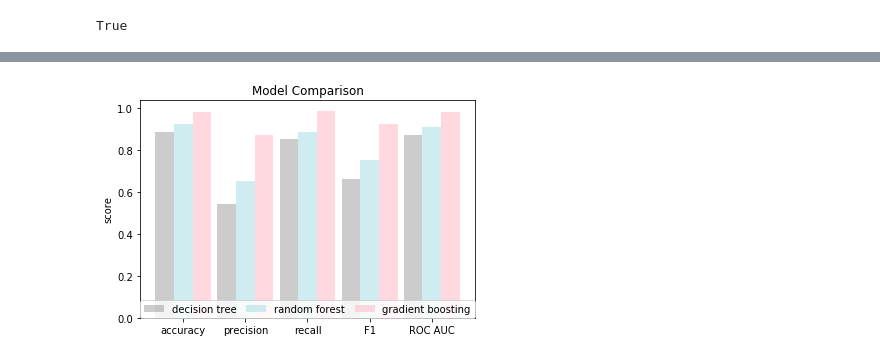
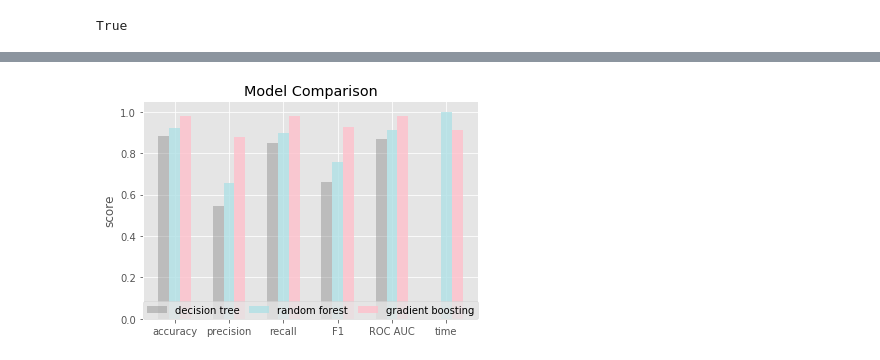
Before and after one commit to crystalxs/Human-or-Robot, a Jupyter notebook: final_project_checkin.ipynb, the cells around one changed output, grey strips where cells are left out. Saved outputs shown, nothing was run; the diff lists cells and outputs as text; code cells hidden in the pictures.

```diff
--- a/final_project_checkin.ipynb
+++ b/final_project_checkin.ipynb
@@ -607,5 +644,10 @@ print(gb_cv.best_params_)
 # %%
+start_time = time.time()
+
 gb = GradientBoostingClassifier(n_estimators=100,max_depth=5,max_features='sqrt',
                                  max_leaf_nodes=9)
 gb.fit(X_train, y_train)
+
+gb_time = time.time() - start_time
+print("--- %s seconds ---" % (time.time() - start_time))
 # %% [output]
@@ -662,0 +698,5 @@ fig.savefig('roc_gb_auc.png')
+# %%
+plt.style.use('ggplot')
+feat_importances = pd.Series(gb.feature_importances_, index=X_train.columns)
+feat_importances.nlargest(5).plot(kind='barh',alpha=0.7)
+fig.savefig('gb_feature.png')
@@ -665,11 +707,11 @@ fig.savefig('roc_gb_auc.png')
 # %%
 from sklearn import metrics
-dt_metrics = [metrics.accuracy_score(y_test,y_dt_pred),metrics.precision_score(y_test,y_dt_pred),
+dt_metrics = ['Decision Tree', metrics.accuracy_score(y_test,y_dt_pred),metrics.precision_score(y_test,y_dt_pred),
      metrics.recall_score(y_test,y_dt_pred),metrics.f1_score(y_test,y_dt_pred),
-     metrics.roc_auc_score(y_test,y_dt_pred)]
-rf_metrics = [metrics.accuracy_score(y_test,y_rf_pred),metrics.precision_score(y_test,y_rf_pred),
+     metrics.roc_auc_score(y_test,y_dt_pred), dt_time]
+rf_metrics = ['Random Forest', metrics.accuracy_score(y_test,y_rf_pred),metrics.precision_score(y_test,y_rf_pred),
      metrics.recall_score(y_test,y_rf_pred),metrics.f1_score(y_test,y_rf_pred),
-     metrics.roc_auc_score(y_test,y_rf_pred)]
-gb_metrics = [metrics.accuracy_score(y_test,y_gb_pred),metrics.precision_score(y_test,y_gb_pred),
+     metrics.roc_auc_score(y_test,y_rf_pred), rf_time]
+gb_metrics = ['Gradient Boosting', metrics.accuracy_score(y_test,y_gb_pred),metrics.precision_score(y_test,y_gb_pred),
      metrics.recall_score(y_test,y_gb_pred),metrics.f1_score(y_test,y_gb_pred),
-     metrics.roc_auc_score(y_test,y_gb_pred)]
+     metrics.roc_auc_score(y_test,y_gb_pred), gb_time]
@@ -676,15 +736,21 @@ gb_metrics = [metrics.accuracy_score(y_test,y_gb_pred),metrics.precision_score(y
+# %%
+min_time = min([dt_time,rf_time,gb_time])
+max_time = max([dt_time,rf_time,gb_time])
+dt_metrics[6] = (dt_time-min_time)/ (max_time - min_time)
+rf_metrics[6] = (rf_time-min_time)/ (max_time - min_time)
+gb_metrics[6] = (gb_time-min_time)/ (max_time - min_time)
 # %%
 fig, ax = plt.subplots()
-index = np.arange(5)
-width = 0.3
-b1 = plt.bar(index, dt_metrics, width, alpha=0.4, color='grey', label='decision tree')
-b2 = plt.bar(index+width, rf_metrics, width, alpha=0.6, color='powderblue', label='random forest')
-b3 = plt.bar(index+2*width, gb_metrics, width, alpha=0.6, color='pink', label='gradient boosting')
+index = np.arange(6)
+width = 0.2
+b1 = plt.bar(index, dt_metrics[1:7], width, alpha=0.4, color='grey', label='decision tree')
+b2 = plt.bar(index+width, rf_metrics[1:7], width, alpha=0.8, color='powderblue', label='random forest')
+b3 = plt.bar(index+2*width, gb_metrics[1:7], width, alpha=0.8, color='pink', label='gradient boosting')
 plt.title('Model Comparison')
 plt.ylabel('score')
-plt.xticks(index+width,('accuracy','precision','recall','F1','ROC AUC'))
+plt.xticks(index+width,('accuracy','precision','recall','F1','ROC AUC','time'))
 plt.legend(loc=8,ncol=3, mode="expand", borderaxespad=0.)
 plt.show()
 fig.savefig('model_comparison.png')
 # %% [output]
-[figure, old version]
+[figure, new version]
```
Also changed, not shown: parts of 60 cells of this notebook, 5 other files.
